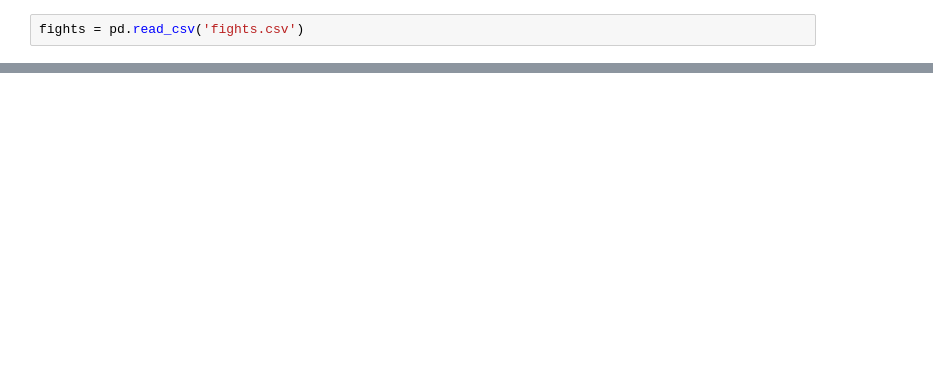
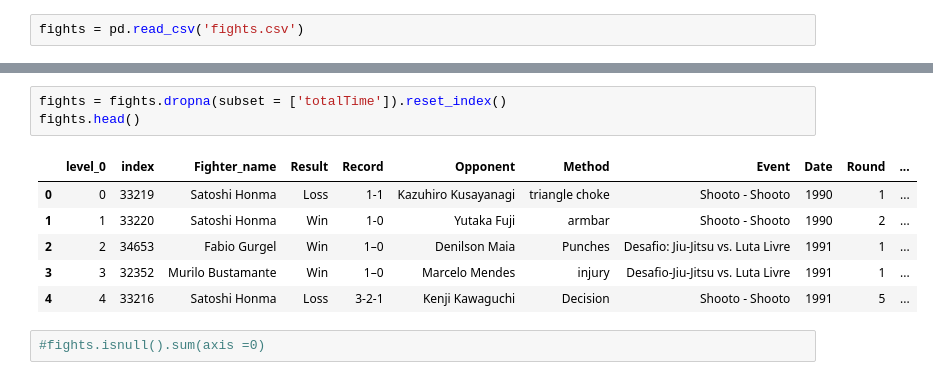
Before and after one commit to Sanijg/Predictive-analysis-UFC, a Jupyter notebook: Prediction.ipynb, the cells around one changed output, grey strips where cells are left out. Cells and saved outputs as stored; diff of their text form; blank space fills up the shorter version.

```diff
--- a/Prediction.ipynb
+++ b/Prediction.ipynb
@@ -32,0 +182,12 @@ fights.head()
+# %%
+fights = fights.dropna(subset = ['totalTime']).reset_index()
+fights.head()
+# %% [output]
+|  | level_0 | index | Fighter_name | Result | Record | Opponent | Method | Event | Date | Round | ... |
+| 0 | 0 | 33219 | Satoshi Honma | Loss | 1-1 | Kazuhiro Kusayanagi | triangle choke | Shooto - Shooto | 1990 | 1 | ... |
+| 1 | 1 | 33220 | Satoshi Honma | Win | 1-0 | Yutaka Fuji | armbar | Shooto - Shooto | 1990 | 2 | ... |
+| 2 | 2 | 34653 | Fabio Gurgel | Win | 1–0 | Denilson Maia | Punches | Desafio: Jiu-Jitsu vs. Luta Livre | 1991 | 1 | ... |
+| 3 | 3 | 32352 | Murilo Bustamante | Win | 1–0 | Marcelo Mendes | injury | Desafio-Jiu-Jitsu vs. Luta Livre | 1991 | 1 | ... |
+| 4 | 4 | 33216 | Satoshi Honma | Loss | 3-2-1 | Kenji Kawaguchi | Decision | Shooto - Shooto | 1991 | 5 | ... |
+# %%
+#fights.isnull().sum(axis =0)
```
Also changed, not shown: parts of 51 cells of this notebook, 2 other files.
